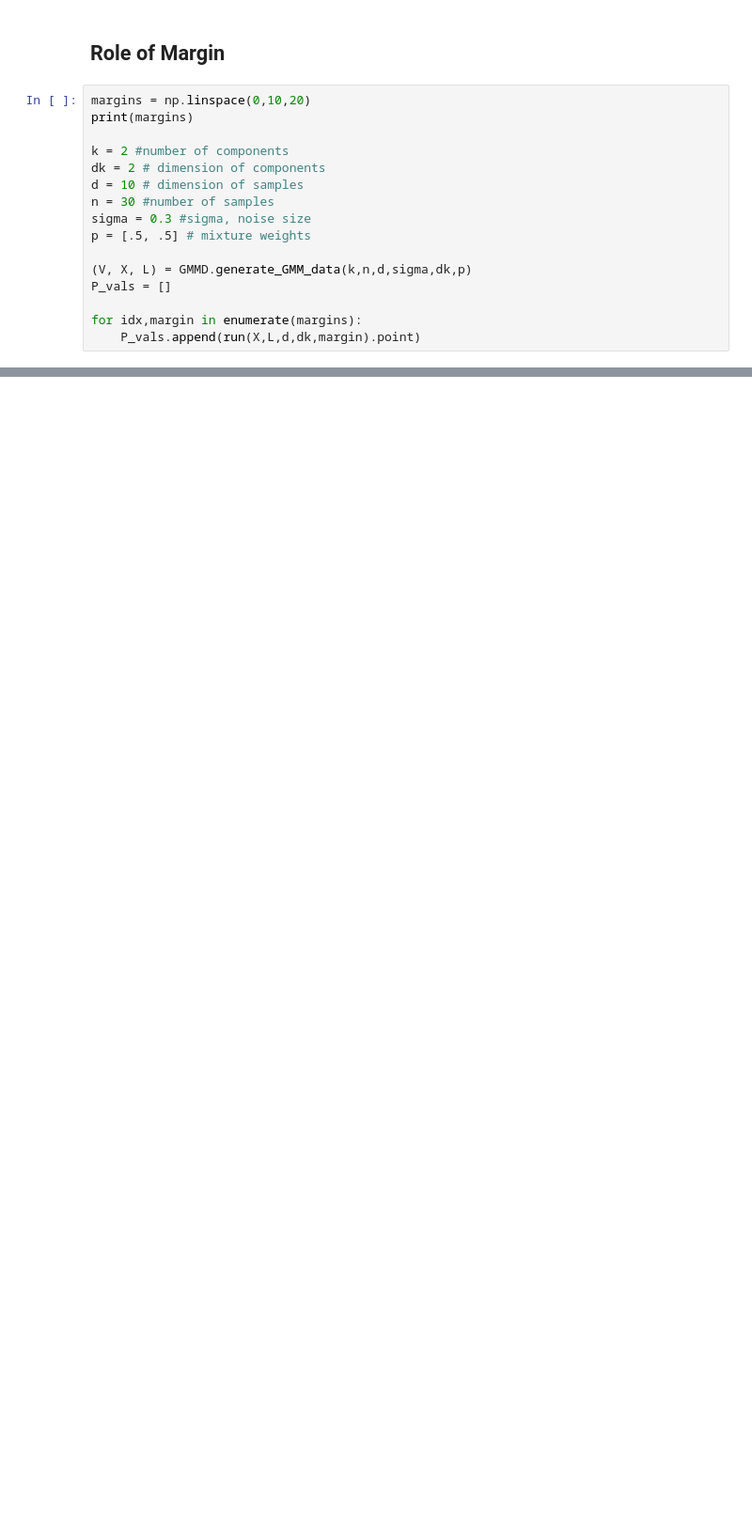
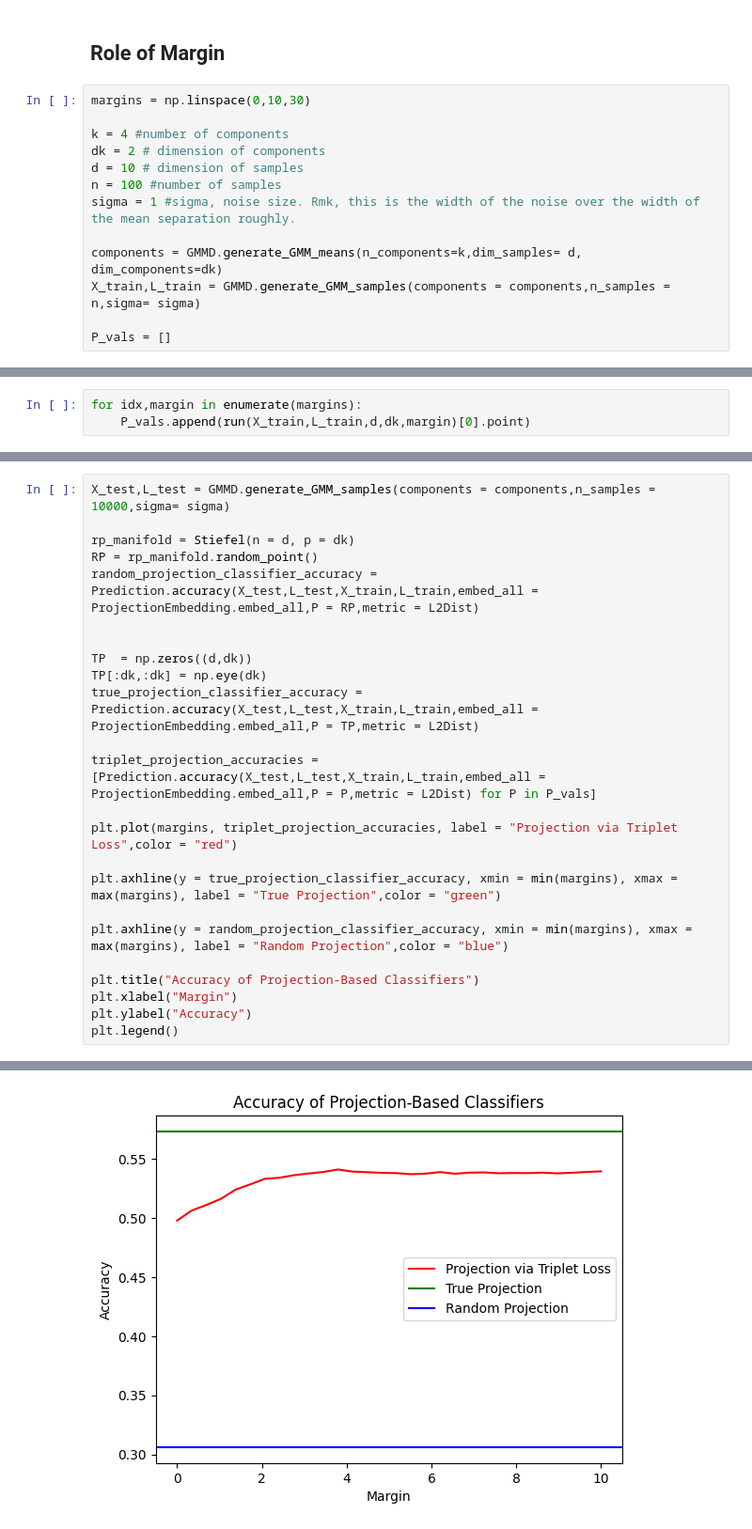
Before and after one commit to BangachevKiril/TripletLoss, a Jupyter notebook: GMMsExample/GMM Tests Notebook.ipynb, the cells around one changed output, grey strips where cells are left out. Shown at 94% size. Cells and saved outputs as stored; diff of their text form; blank space fills up the shorter version.

```diff
--- a/GMMsExample/GMM Tests Notebook.ipynb
+++ b/GMMsExample/GMM Tests Notebook.ipynb
@@ -122,19 +136,16 @@ VisualizingFunctions.visualize(X,L,V,P)
 # %% [markdown]
 ## Role of Margin
 # %%
-margins = np.linspace(0,10,20)
-print(margins)
+margins = np.linspace(0,10,30)
 
-k = 2 #number of components
+k = 4 #number of components
 dk = 2 # dimension of components
 d = 10 # dimension of samples
-n = 30 #number of samples
-sigma = 0.3 #sigma, noise size
-p = [.5, .5] # mixture weights
+n = 100 #number of samples
+sigma = 1 #sigma, noise size. Rmk, this is the width of the noise over the width of the mean separation roughly.
 
-(V, X, L) = GMMD.generate_GMM_data(k,n,d,sigma,dk,p)
+components = GMMD.generate_GMM_means(n_components=k,dim_samples= d, dim_components=dk)
+X_train,L_train = GMMD.generate_GMM_samples(components = components,n_samples = n,sigma= sigma)
+
 P_vals = []
-
-for idx,margin in enumerate(margins):
-    P_vals.append(run(X,L,d,dk,margin).point)
 # %% [output]
@@ -192,0 +157,3 @@ array([[-1., -1., -1.],
+# %%
+for idx,margin in enumerate(margins):
+    P_vals.append(run(X_train,L_train,d,dk,margin)[0].point)
@@ -192,0 +180,25 @@ array([[-1., -1., -1.],
+# %%
+X_test,L_test = GMMD.generate_GMM_samples(components = components,n_samples = 10000,sigma= sigma)
+
+rp_manifold = Stiefel(n = d, p = dk)
+RP = rp_manifold.random_point()
+random_projection_classifier_accuracy = Prediction.accuracy(X_test,L_test,X_train,L_train,embed_all = ProjectionEmbedding.embed_all,P = RP,metric = L2Dist)
+
+
+TP  = np.zeros((d,dk))
+TP[:dk,:dk] = np.eye(dk)
+true_projection_classifier_accuracy = Prediction.accuracy(X_test,L_test,X_train,L_train,embed_all = ProjectionEmbedding.embed_all,P = TP,metric = L2Dist)
+
+triplet_projection_accuracies = [Prediction.accuracy(X_test,L_test,X_train,L_train,embed_all = ProjectionEmbedding.embed_all,P = P,metric = L2Dist) for P in P_vals]
+
+plt.plot(margins, triplet_projection_accuracies, label = "Projection via Triplet Loss",color = "red")
+
+plt.axhline(y = true_projection_classifier_accuracy, xmin = min(margins), xmax = max(margins), label = "True Projection",color = "green")
+
+plt.axhline(y = random_projection_classifier_accuracy, xmin = min(margins), xmax = max(margins), label = "Random Projection",color = "blue")
+
+plt.title("Accuracy of Projection-Based Classifiers")
+plt.xlabel("Margin")
+plt.ylabel("Accuracy")
+plt.legend()
+# %% [output]
@@ -192,0 +206 @@ array([[-1., -1., -1.],
+[figure, added]
```
Also changed, not shown: parts of 25 cells of this notebook, 6 other files.
